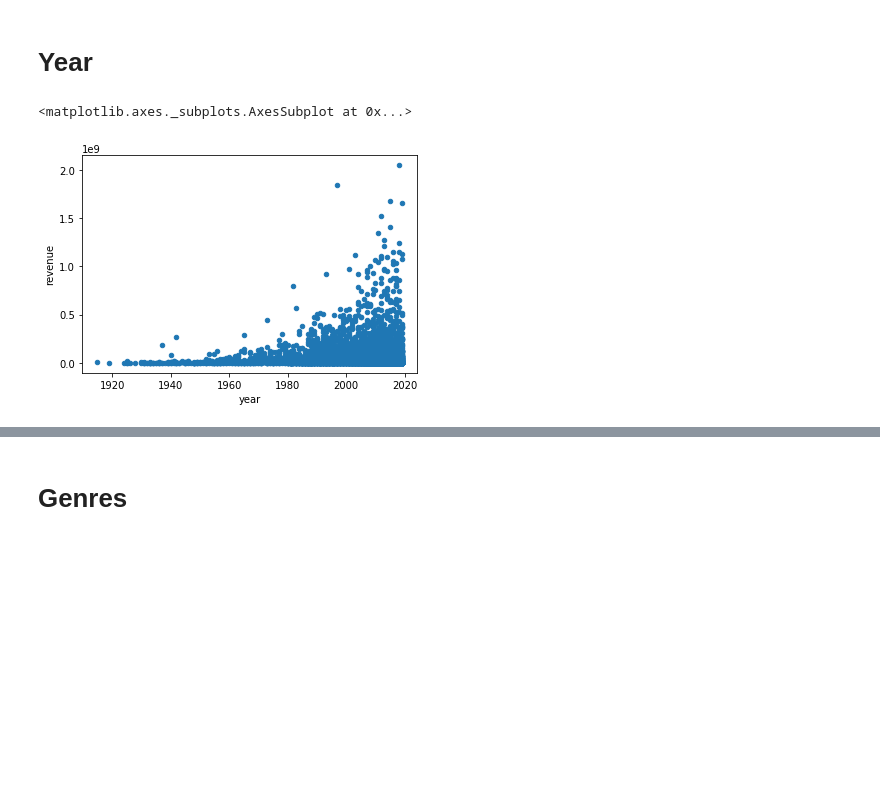
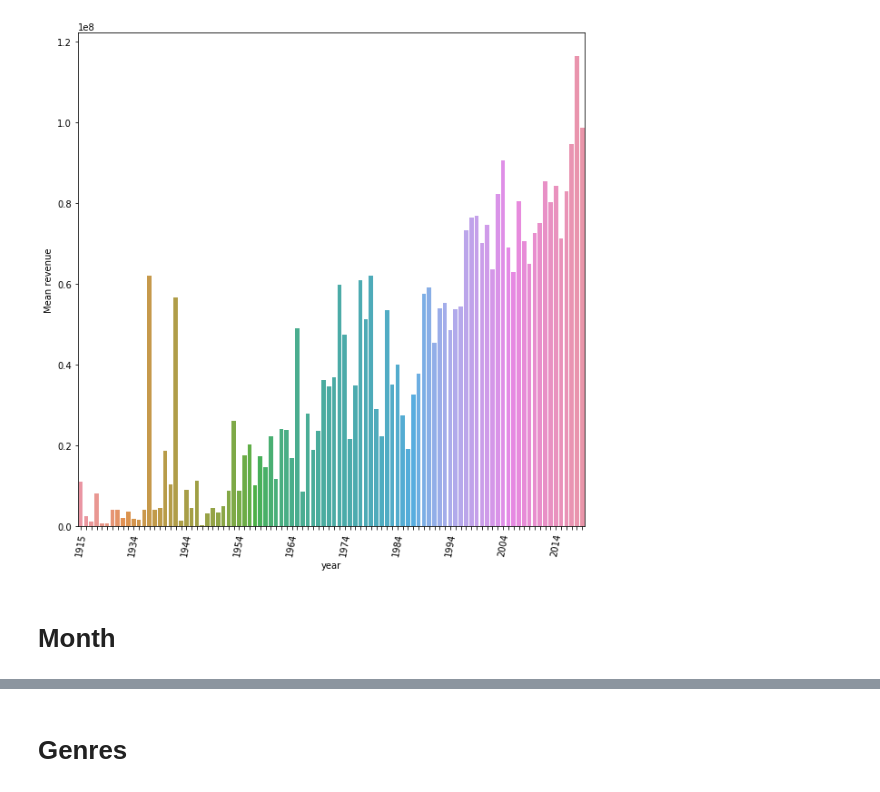
Before and after one commit to Stayermax/BORP, a Jupyter notebook: EDA.ipynb, the cells around one changed output, grey strips where cells are left out. Saved outputs shown, nothing was run; the diff lists cells and outputs as text; code cells hidden in the pictures; blank space fills up the shorter version.

```diff
--- a/EDA.ipynb
+++ b/EDA.ipynb
@@ -40,7 +70,19 @@ data = dp.data
+# %%
+year_revenue_df = data[['year', 'revenue']].groupby(['year']).mean().reset_index()
+plt.figure(figsize=(10,10))
+PLT03 = sns.barplot(x="year", y="revenue", data=year_revenue_df)
+# PLT03 = sns.regplot(x="year", y="revenue", data=year_revenue_df)
+# PLT03 = sns.stripplot(x="year", y="revenue", data=year_revenue_df)
+PLT03.set_xticklabels(PLT03.get_xticklabels(), rotation=80)
+PLT03.set(ylabel='Mean revenue')
+# PLT03.set_yscale("log")
+for ind, label in enumerate(PLT03.get_xticklabels()):
+    if ind % 10 == 0:  # every 10th label is kept
+        label.set_visible(True)
+    else:
+        label.set_visible(False)
+pass
+# %% [output]
+[figure, added]
 # %% [markdown]
-# Year
+# Month
-# %%
-data.plot.scatter(x = 'year', y = 'revenue')
-# %% [output]
-<matplotlib.axes._subplots.AxesSubplot at 0x...>
-[figure, removed]
```
Also changed, not shown: parts of 20 cells of this notebook, 1 other file.
